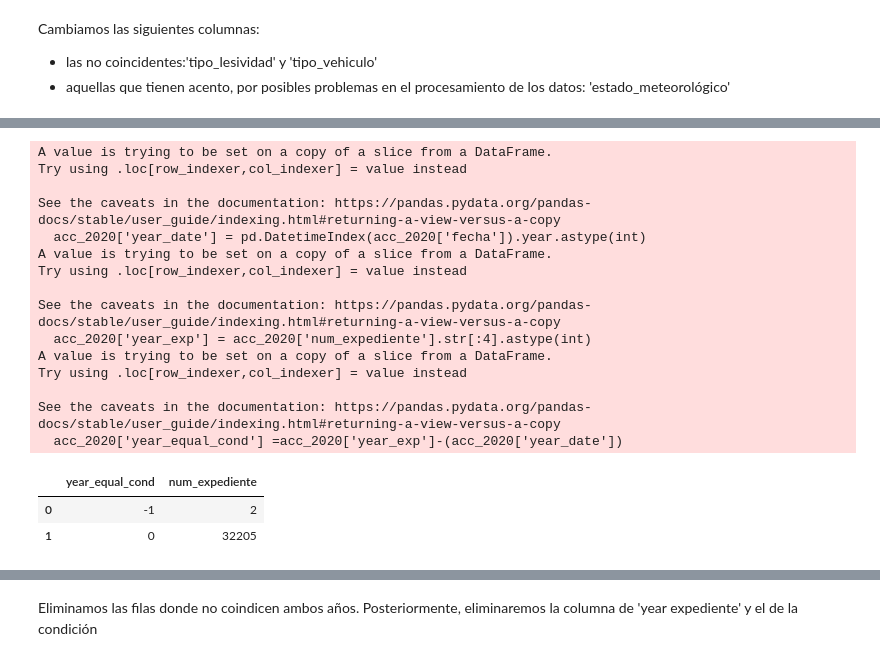
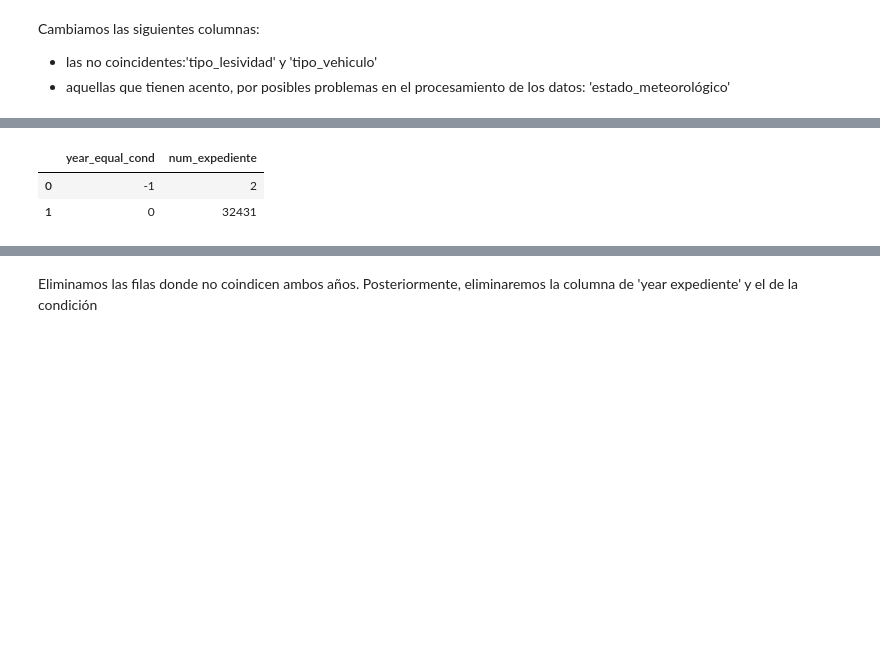
Before and after one commit to AnaGarciaPalomares/TFM3, a Jupyter notebook: Traffic_Data_cleanning.ipynb, the cells around one changed output, grey strips where cells are left out. Cells and saved outputs as stored; diff of their text form; code cells hidden in the pictures; blank space fills up the shorter version.

```diff
--- a/Traffic_Data_cleanning.ipynb
+++ b/Traffic_Data_cleanning.ipynb
@@ -138,5 +147,5 @@ Adicionalmente vamos a eliminar tambien las siguientes variables, ya que no apor
 # %%
-variables_to_drop = ['estado_meteorologico','cod_lesividad','tipo_lesividad','positiva_droga','localizacion',
+variables_to_drop = ['distrito','cod_lesividad','tipo_lesividad','positiva_droga','localizacion',
                      'numero']
 # %%
 accidents_2019_df_clean = accidents_2019_df.drop(variables_to_drop, axis=1)
@@ -252,25 +348,10 @@ See the caveats in the documentation: https://pandas.pydata.org/pandas-docs/stab
 # %%
-acc_2020['year_date'] = pd.DatetimeIndex(acc_2020['fecha']).year.astype(int)
-acc_2020['year_exp'] = acc_2020['num_expediente'].str[:4].astype(int)
-acc_2020['year_equal_cond'] =acc_2020['year_exp']-(acc_2020['year_date'])
-acc_2020.groupby('year_equal_cond')['num_expediente'].count().reset_index()
+accidents_2020_df_clean['year_date'] = pd.DatetimeIndex(accidents_2020_df_clean['fecha']).year.astype(int)
+accidents_2020_df_clean['year_exp'] = accidents_2020_df_clean['num_expediente'].str[:4].astype(int)
+accidents_2020_df_clean['year_equal_cond'] =accidents_2020_df_clean['year_exp']-(accidents_2020_df_clean['year_date'])
+accidents_2020_df_clean.groupby('year_equal_cond')['num_expediente'].count().reset_index()
 # %% [output]
-A value is trying to be set on a copy of a slice from a DataFrame.
-Try using .loc[row_indexer,col_indexer] = value instead
-
-See the caveats in the documentation: https://pandas.pydata.org/pandas-docs/stable/user_guide/indexing.html#returning-a-view-versus-a-copy
-  acc_2020['year_date'] = pd.DatetimeIndex(acc_2020['fecha']).year.astype(int)
-A value is trying to be set on a copy of a slice from a DataFrame.
-Try using .loc[row_indexer,col_indexer] = value instead
-
-See the caveats in the documentation: https://pandas.pydata.org/pandas-docs/stable/user_guide/indexing.html#returning-a-view-versus-a-copy
-  acc_2020['year_exp'] = acc_2020['num_expediente'].str[:4].astype(int)
-A value is trying to be set on a copy of a slice from a DataFrame.
-Try using .loc[row_indexer,col_indexer] = value instead
-
-See the caveats in the documentation: https://pandas.pydata.org/pandas-docs/stable/user_guide/indexing.html#returning-a-view-versus-a-copy
-  acc_2020['year_equal_cond'] =acc_2020['year_exp']-(acc_2020['year_date'])
 |  | year_equal_cond | num_expediente |
 | 0 | -1 | 2 |
-| 1 | 0 | 32205 |
+| 1 | 0 | 32431 |
 # %%
```
Also changed, not shown: parts of 72 cells of this notebook, 4 other files.
